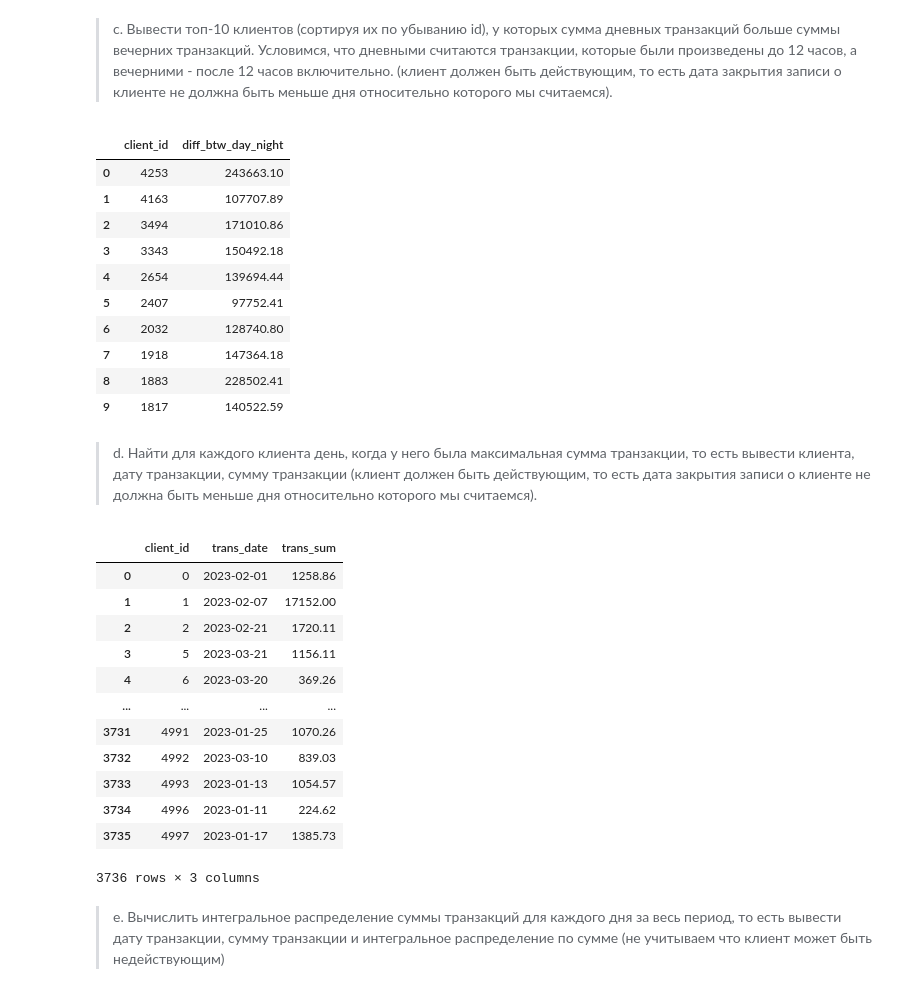
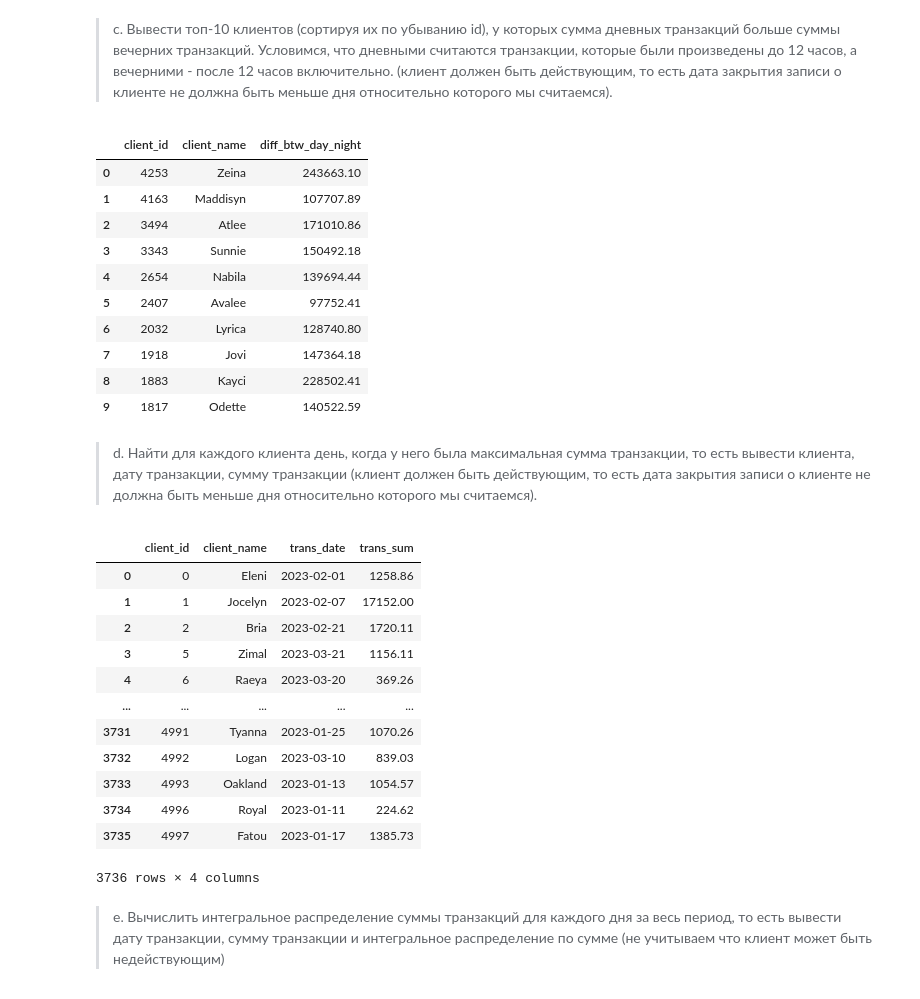
Before and after one commit to savspit/mipt_data_storage, a Jupyter notebook: homeworks/hw4/hw4.ipynb, the cells around one changed output. Cells and saved outputs as stored; diff of their text form; code cells hidden in the pictures.

```diff
--- a/homeworks/hw4/hw4.ipynb
+++ b/homeworks/hw4/hw4.ipynb
@@ -362,10 +362,12 @@ pd.read_sql(
     f'''
     SELECT
         tmp.customer_id AS client_id,
+        tmp.client_name AS client_name,
         tmp.diff AS diff_btw_day_night
     FROM (
         SELECT DISTINCT
             tt.customer_id,
+            ct.client_name,
             SUM(CASE WHEN CAST(strftime('%H', tt.tx_datetime) AS INTEGER) < 12 THEN tt.tx_amount ELSE 0 END) OVER (PARTITION BY tt.customer_id) - SUM(CASE WHEN CAST(strftime('%H', tt.tx_datetime) AS INTEGER) >= 12 THEN tt.tx_amount ELSE 0 END) OVER (PARTITION BY tt.customer_id) AS diff
         FROM
             {transaction_table} AS tt
@@ -379,57 +381,59 @@ pd.read_sql(
     ''',
 conn)
 # %% [output]
-|  | client_id | diff_btw_day_night |
-| 0 | 4253 | 243663.10 |
-| 1 | 4163 | 107707.89 |
-| 2 | 3494 | 171010.86 |
-| 3 | 3343 | 150492.18 |
-| 4 | 2654 | 139694.44 |
-| 5 | 2407 | 97752.41 |
-| 6 | 2032 | 128740.80 |
-| 7 | 1918 | 147364.18 |
-| 8 | 1883 | 228502.41 |
-| 9 | 1817 | 140522.59 |
+|  | client_id | client_name | diff_btw_day_night |
+| 0 | 4253 | Zeina | 243663.10 |
+| 1 | 4163 | Maddisyn | 107707.89 |
+| 2 | 3494 | Atlee | 171010.86 |
+| 3 | 3343 | Sunnie | 150492.18 |
+| 4 | 2654 | Nabila | 139694.44 |
+| 5 | 2407 | Avalee | 97752.41 |
+| 6 | 2032 | Lyrica | 128740.80 |
+| 7 | 1918 | Jovi | 147364.18 |
+| 8 | 1883 | Kayci | 228502.41 |
+| 9 | 1817 | Odette | 140522.59 |
 # %% [markdown]
 > d. Найти для каждого клиента день, когда у него была максимальная сумма транзакции, то есть вывести клиента, дату транзакции, сумму транзакции (клиент должен быть действующим, то есть дата закрытия записи о клиенте не должна быть меньше дня относительно которого мы считаемся).
 # %%
 pd.read_sql(
     f'''
     SELECT
         tmp.customer_id AS client_id,
+        tmp.client_name AS client_name,
         DATE(tt.tx_datetime) AS trans_date,
         tmp.max AS trans_sum
     FROM (
         SELECT
             tt.customer_id,
+            ct.client_name,
             MAX(tt.tx_amount) AS max
         FROM {transaction_table} AS tt
         JOIN {customer_table} AS ct
             ON tt.customer_id = ct.client_id
             AND DATE(ct.end_dt) >= DATE('{default_date}')
         GROUP BY
             tt.customer_id
     ) AS tmp
     LEFT JOIN {transaction_table} AS tt
         ON tmp.customer_id = tt.customer_id
         AND tmp.max = tt.tx_amount
     ORDER BY tmp.customer_id
     ''',
 conn)
 # %% [output]
-|  | client_id | trans_date | trans_sum |
-| 0 | 0 | 2023-02-01 | 1258.86 |
-| 1 | 1 | 2023-02-07 | 17152.00 |
-| 2 | 2 | 2023-02-21 | 1720.11 |
-| 3 | 5 | 2023-03-21 | 1156.11 |
-| 4 | 6 | 2023-03-20 | 369.26 |
-| ... | ... | ... | ... |
-| 3731 | 4991 | 2023-01-25 | 1070.26 |
-| 3732 | 4992 | 2023-03-10 | 839.03 |
-| 3733 | 4993 | 2023-01-13 | 1054.57 |
-| 3734 | 4996 | 2023-01-11 | 224.62 |
-| 3735 | 4997 | 2023-01-17 | 1385.73 |
+|  | client_id | client_name | trans_date | trans_sum |
+| 0 | 0 | Eleni | 2023-02-01 | 1258.86 |
+| 1 | 1 | Jocelyn | 2023-02-07 | 17152.00 |
+| 2 | 2 | Bria | 2023-02-21 | 1720.11 |
+| 3 | 5 | Zimal | 2023-03-21 | 1156.11 |
+| 4 | 6 | Raeya | 2023-03-20 | 369.26 |
+| ... | ... | ... | ... | ... |
+| 3731 | 4991 | Tyanna | 2023-01-25 | 1070.26 |
+| 3732 | 4992 | Logan | 2023-03-10 | 839.03 |
+| 3733 | 4993 | Oakland | 2023-01-13 | 1054.57 |
+| 3734 | 4996 | Royal | 2023-01-11 | 224.62 |
+| 3735 | 4997 | Fatou | 2023-01-17 | 1385.73 |
-3736 rows × 3 columns
+3736 rows × 4 columns
 # %% [markdown]
 > e. Вычислить интегральное распределение суммы транзакций для каждого дня за весь период, то есть вывести дату транзакции, сумму транзакции и интегральное распределение по сумме (не учитываем что клиент может быть недействующим)
 # %%
```
